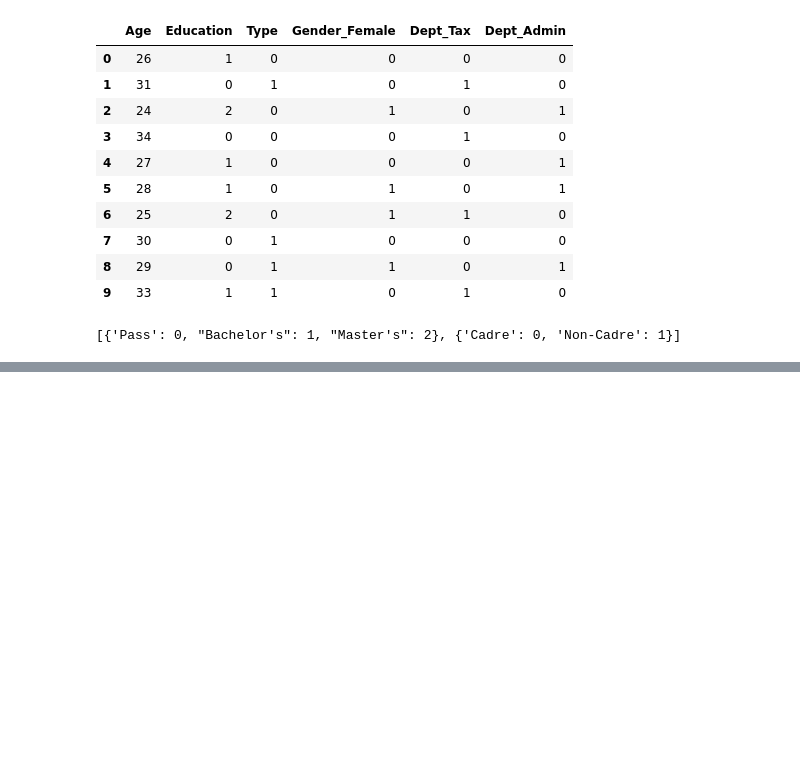
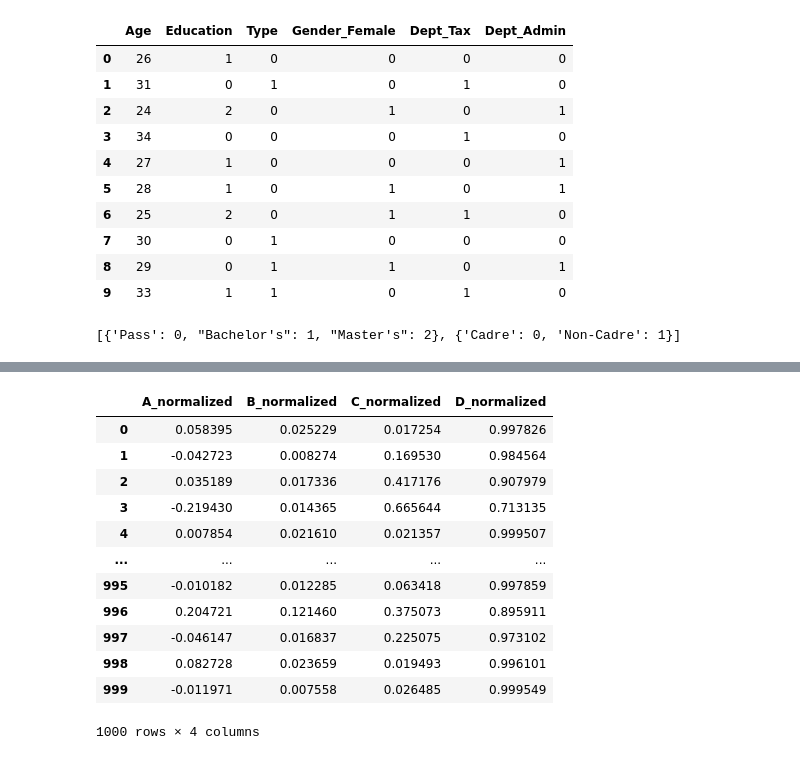
Before and after one commit to MaksudMalik/ML-lib-from-scratch, a Jupyter notebook: playground.ipynb, the cells around one changed output, grey strips where cells are left out. Drawn from its saved outputs; the diff is of its cells as text; code cells hidden in the pictures; blank space fills up the shorter version.

```diff
--- a/playground.ipynb
+++ b/playground.ipynb
@@ -227,0 +294,18 @@ ordinalencoder.feature_maps
+# %%
+norm_rows=normalizer.transform(df)
+normalized_df = pd.DataFrame(norm_rows, columns=df.columns+'_normalized')
+normalized_df
+# %% [output]
+|  | A_normalized | B_normalized | C_normalized | D_normalized |
+| 0 | 0.058395 | 0.025229 | 0.017254 | 0.997826 |
+| 1 | -0.042723 | 0.008274 | 0.169530 | 0.984564 |
+| 2 | 0.035189 | 0.017336 | 0.417176 | 0.907979 |
+| 3 | -0.219430 | 0.014365 | 0.665644 | 0.713135 |
+| 4 | 0.007854 | 0.021610 | 0.021357 | 0.999507 |
+| ... | ... | ... | ... | ... |
+| 995 | -0.010182 | 0.012285 | 0.063418 | 0.997859 |
+| 996 | 0.204721 | 0.121460 | 0.375073 | 0.895911 |
+| 997 | -0.046147 | 0.016837 | 0.225075 | 0.973102 |
+| 998 | 0.082728 | 0.023659 | 0.019493 | 0.996101 |
+| 999 | -0.011971 | 0.007558 | 0.026485 | 0.999549 |
+1000 rows × 4 columns
```
Also changed, not shown: parts of 18 cells of this notebook, 6 other files.
